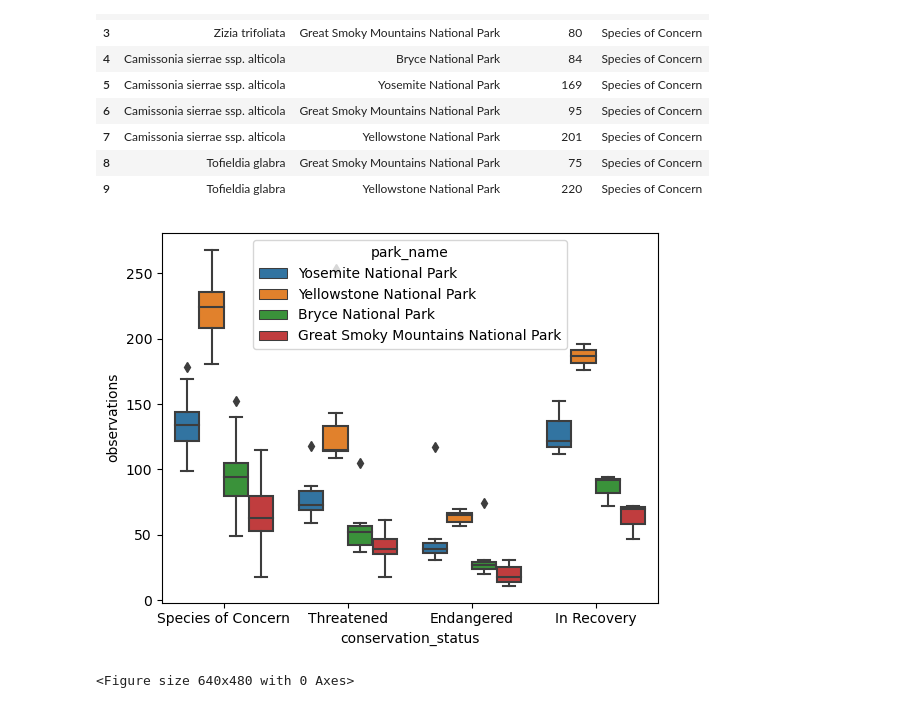
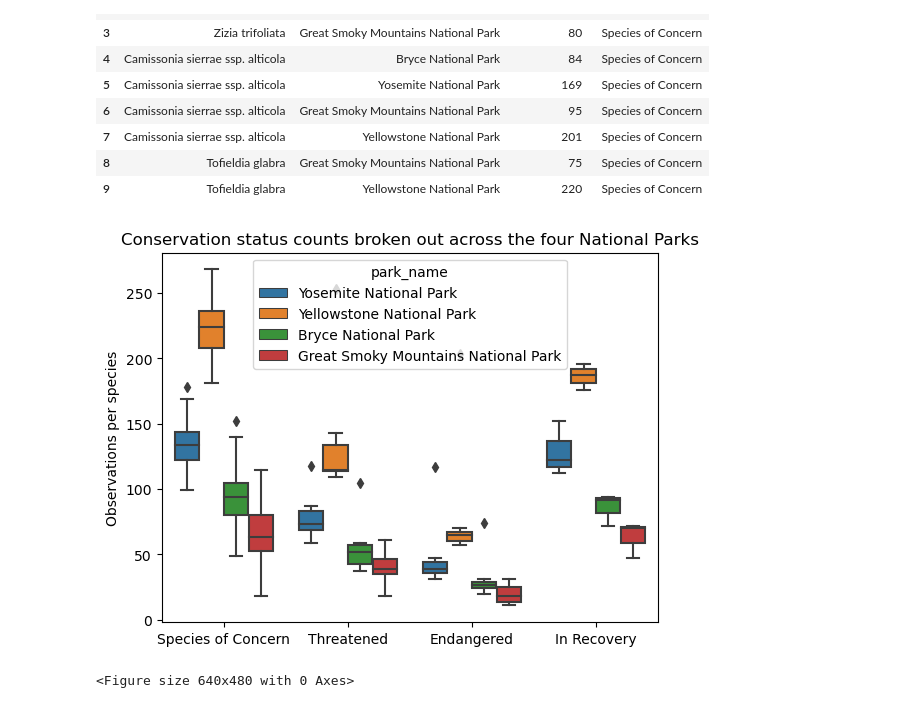
Before and after one commit to arcwoodw/Biodiversity_National_Parks, a Jupyter notebook: biodiversity.ipynb, the cells around one changed output. Drawn from its saved outputs; the diff is of its cells as text; code cells hidden in the pictures.

```diff
--- a/biodiversity.ipynb
+++ b/biodiversity.ipynb
@@ -657,9 +671,12 @@ merged_data_dropped.head(10)
 # %%
 sns.boxplot(data=merged_data_dropped, x='conservation_status', y='observations', hue='park_name')
 #plt.legend(['Yosemite','Yellowstone','Bryce','Great Smoky Mountains'])
+plt.title('Conservation status counts broken out across the four National Parks')
+plt.xlabel('')
+plt.ylabel('Observations per species')
 plt.show()
 plt.clf()
 # %% [output]
-[figure, old version]
+[figure, new version]
 <Figure size 640x480 with 0 Axes>
 # %% [markdown]
```
Also changed, not shown: parts of 17 cells of this notebook, 4 other files.
